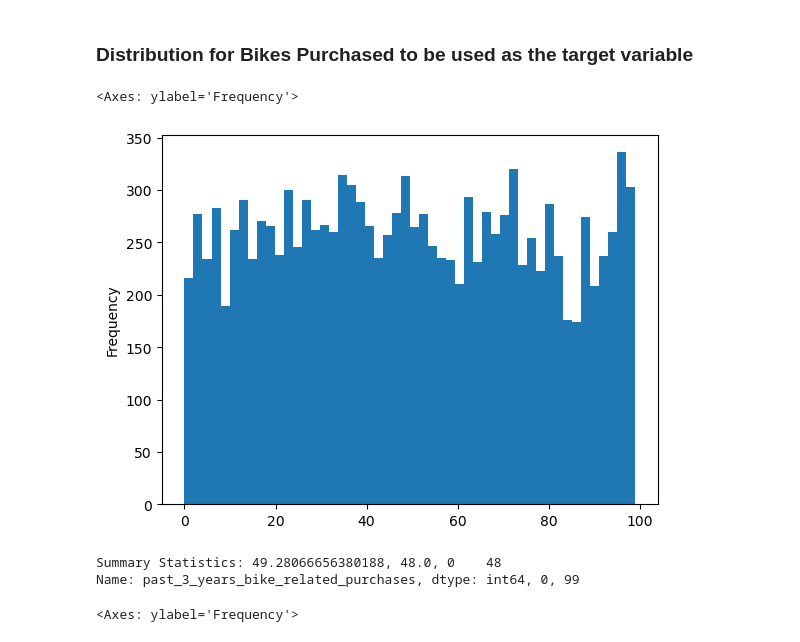
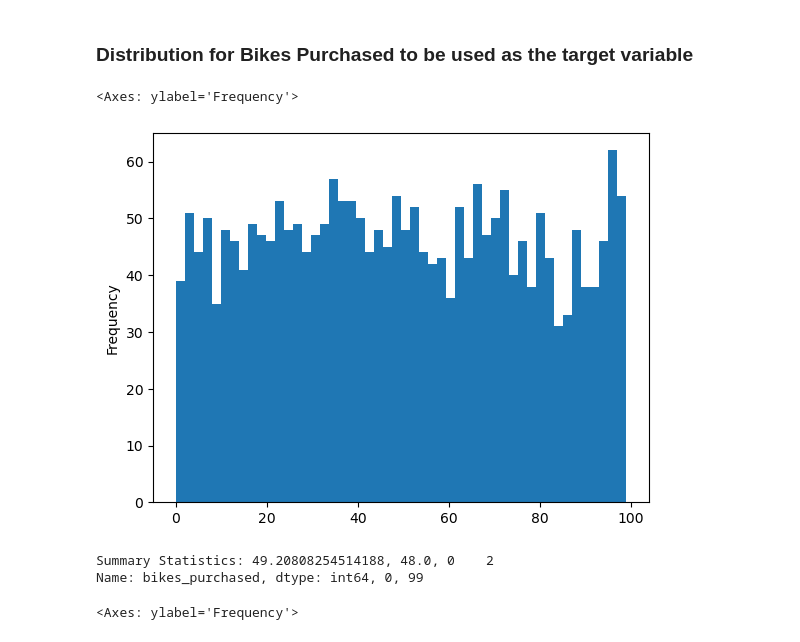
Before and after one commit to Daviedavie100/kpmg, a Jupyter notebook: kpmgproject - regressionProblem.ipynb, the cells around one changed output. Drawn from its saved outputs; the diff is of its cells as text; code cells hidden in the pictures.

```diff
--- a/kpmgproject - regressionProblem.ipynb
+++ b/kpmgproject - regressionProblem.ipynb
@@ -151,22 +153,26 @@ data['valuation_category'] = pd.cut(data['property_valuation'], bins=bins, label
+# %%
+# Distribution datasets
+historical_data=data.copy().drop_duplicates(subset='customer_id').dropna(how='any')
+target_data=targeted_new_customers.copy()
 # %% [markdown]
 ### Distribution for Bikes Purchased to be used as the target variable
 # %%
 # Histogram
 
-data['past_3_years_bike_related_purchases'].plot.hist(bins=50)
+historical_data['bikes_purchased'].plot.hist(bins=50)
 # %% [output]
 <Axes: ylabel='Frequency'>
-[figure, old version]
+[figure, new version]
 # %%
-mean=data['past_3_years_bike_related_purchases'].mean()
-median=data['past_3_years_bike_related_purchases'].median()
-mode=data['past_3_years_bike_related_purchases'].mode()
-max=data['past_3_years_bike_related_purchases'].max()
-min=data['past_3_years_bike_related_purchases'].min()
+mean=historical_data['bikes_purchased'].mean()
+median=historical_data['bikes_purchased'].median()
+mode=historical_data['bikes_purchased'].mode()
+max=historical_data['bikes_purchased'].max()
+min=historical_data['bikes_purchased'].min()
 print(f'Summary Statistics: {mean}, {median}, {mode}, {min}, {max}')
 # %% [output]
-Summary Statistics: 49.28066656380188, 48.0, 0    48
-Name: past_3_years_bike_related_purchases, dtype: int64, 0, 99
+Summary Statistics: 49.20808254514188, 48.0, 0    2
+Name: bikes_purchased, dtype: int64, 0, 99
 # %%
 # histogram
 targeted_new_customers['bikes_purchased'].plot.hist(bins=50)
```
Also changed, not shown: parts of 50 cells of this notebook.
